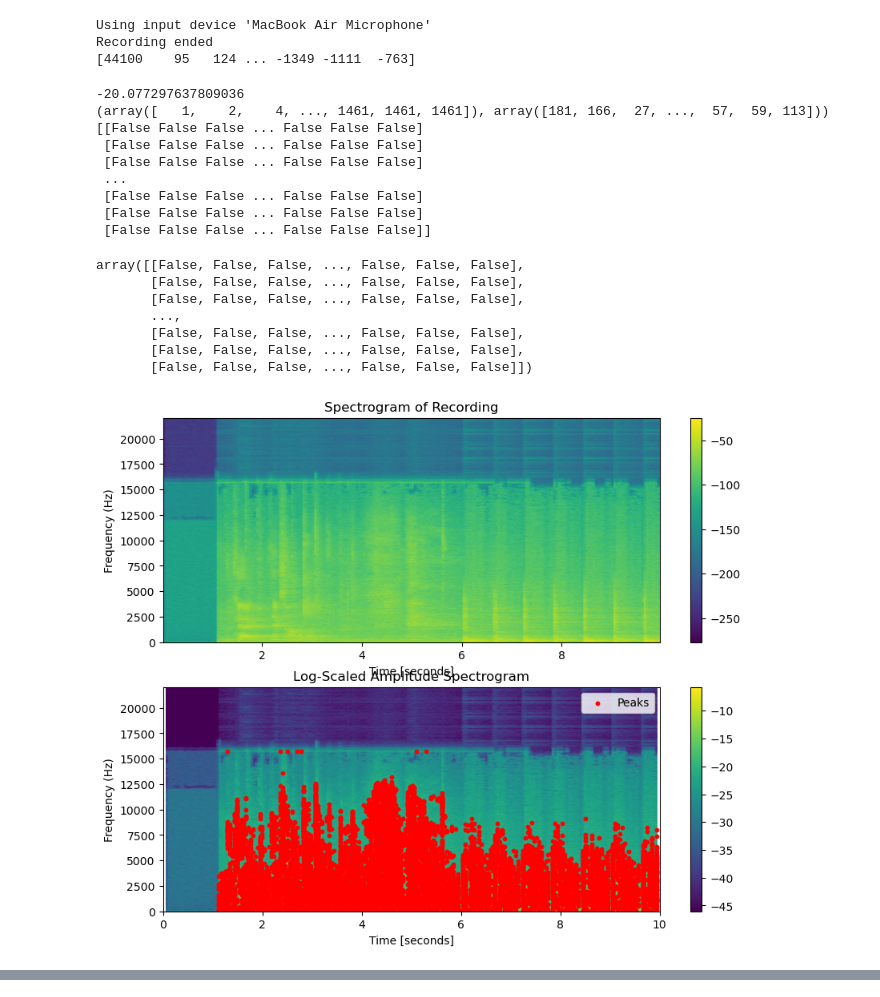
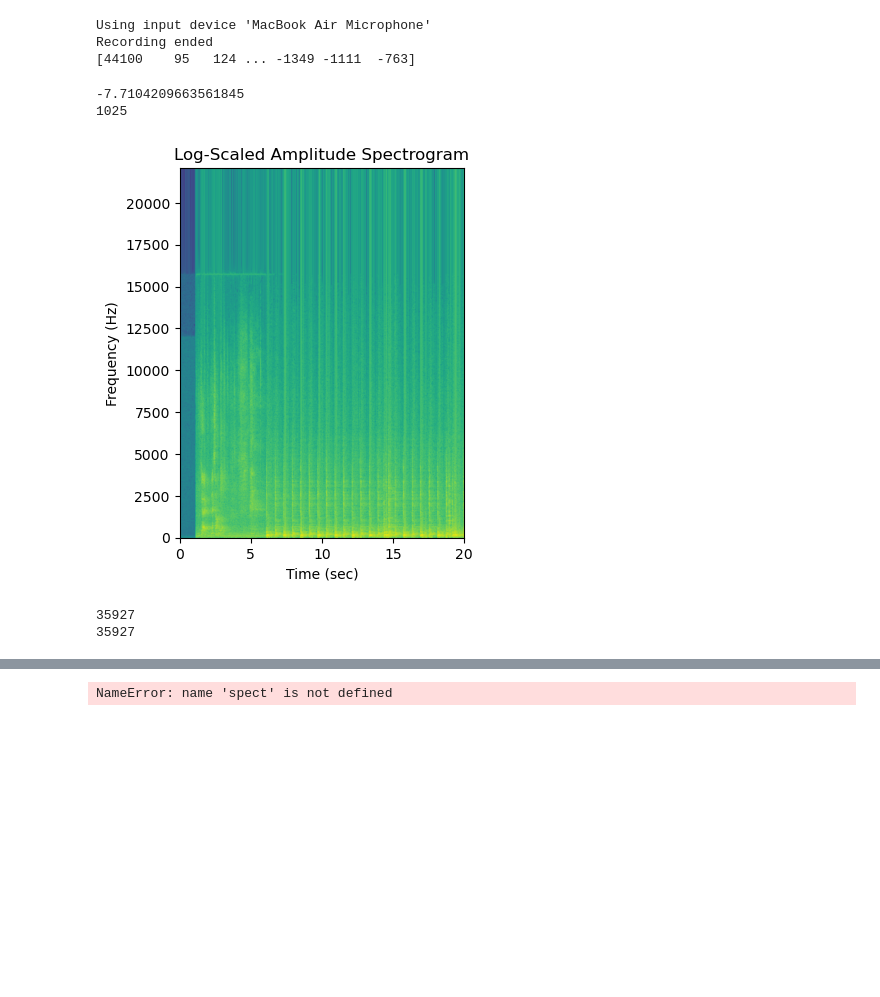
Before and after one commit to niranjana22222/Audio-Capstone-Project-, a Jupyter notebook: Untitled.ipynb, the cells around one changed output, grey strips where cells are left out. Cells and saved outputs as stored; diff of their text form; code cells hidden in the pictures; blank space fills up the shorter version.

```diff
--- a/Untitled.ipynb
+++ b/Untitled.ipynb
@@ -50,7 +50,7 @@ def load_and_parse(file_path: str):
     # <COGINST>
     local_song_path = r"/Users/andrew/cogWorks/audioCap/Battles.mp3"
 
-    duration = 10
+    duration = 20
 
     #load the digital signal for the first 11 seconds of the song
     recorded_audio, sampling_rate = librosa.load(local_song_path, sr=44100, mono=True, duration=duration)
@@ -328,21 +351,11 @@ def generate_spectrogram(samples):
 # %%
 %matplotlib inline
-generate_spectrogram(load_and_parse("Battles.mp3"))
+spec,freqs, times, peaks=generate_spectrogram(load_and_parse("Battles.mp3"))
+print(len(peaks[0]))
+print(len(peaks[1]))
 # %% [output]
--20.077297637809036
-(array([   1,    2,    4, ..., 1461, 1461, 1461]), array([181, 166,  27, ...,  57,  59, 113]))
-[[False False False ... False False False]
- [False False False ... False False False]
- [False False False ... False False False]
- ...
- [False False False ... False False False]
- [False False False ... False False False]
- [False False False ... False False False]]
+-7.7104209663561845
+1025
+[figure, new version]
-array([[False, False, False, ..., False, False, False],
-       [False, False, False, ..., False, False, False],
-       [False, False, False, ..., False, False, False],
-       ...,
-       [False, False, False, ..., False, False, False],
-       [False, False, False, ..., False, False, False],
-       [False, False, False, ..., False, False, False]])
+35927
+35927
-[figure, old version]
@@ -350,3 +362,17 @@ array([[False, False, False, ..., False, False, False],
+# %%
+def fingerprints() -> np.ndarray:
+    fingers = []
+
+    for freq in np.arange(len(freqs)-1-fanout_value):
+    #for time in np.arange(len(spectrogram_peaks[1])-1-fanout_value):
+       for fanout in np.arange(fanout_value):
+           fingers.append([freqs[freq], freqs[fanout+freq], times[freq] - times[freq+fanout]])
+
+    return np.array(fingers)
+
+print(fingerprints(times, freqs, 5))
+# %% [output]
+NameError: name 'spect' is not defined
 # %%
 def ecdf(data):
     """Returns (x) the sorted data and (y) the empirical cumulative-proportion
```
Also changed, not shown: parts of 5 cells of this notebook.
